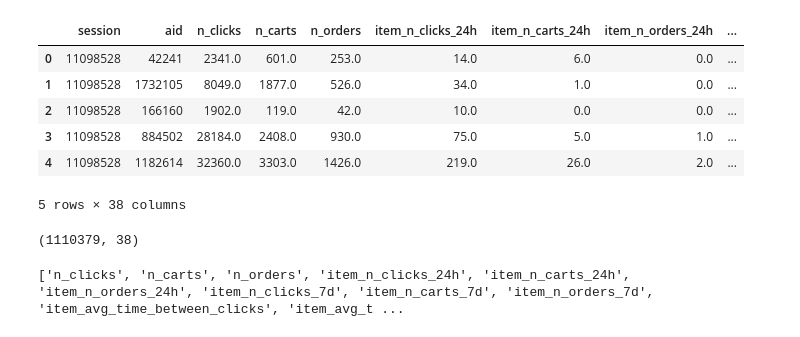
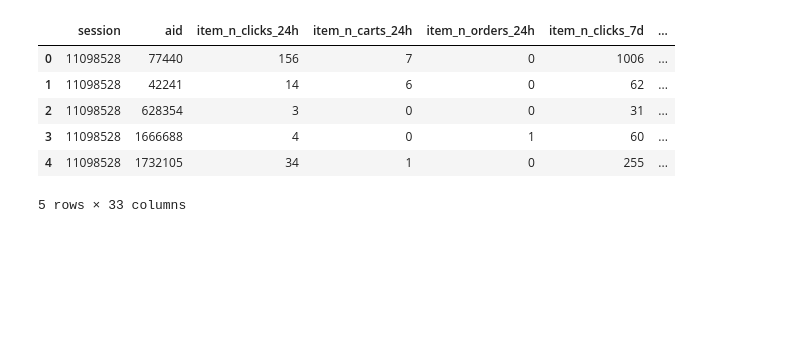
Before and after one commit to parthpankajtiwary/otto-recsys, a Jupyter notebook: notebooks/Otto-Recsys-Ranking-modelling.ipynb, the cells around one changed output. Drawn from its saved outputs; the diff is of its cells as text; code cells hidden in the pictures; blank space fills up the shorter version.

Commit message:
add full train/inference/validation pipeline

```diff
--- a/notebooks/Otto-Recsys-Ranking-modelling.ipynb
+++ b/notebooks/Otto-Recsys-Ranking-modelling.ipynb
@@ -16,26 +16,26 @@ class config:
     validation_path = "../data/local_validation/"
     model_path = "../models/"
 # %%
-candidate_df = pd.read_parquet(config.validation_path + "candidate_df_with_user_item_features_and_target.parquet")
+candidate_df = pd.read_parquet(
+    "../artifacts/candidate_df_clicks_with_features_with_targets.parquet"
+)
 display(candidate_df.head())
 # %% [output]
-|  | session | aid | n_clicks | n_carts | n_orders | item_n_clicks_24h | item_n_carts_24h | item_n_orders_24h | ... |
-| 0 | 11098528 | 42241 | 2341.0 | 601.0 | 253.0 | 14.0 | 6.0 | 0.0 | ... |
-| 1 | 11098528 | 1732105 | 8049.0 | 1877.0 | 526.0 | 34.0 | 1.0 | 0.0 | ... |
-| 2 | 11098528 | 166160 | 1902.0 | 119.0 | 42.0 | 10.0 | 0.0 | 0.0 | ... |
-| 3 | 11098528 | 884502 | 28184.0 | 2408.0 | 930.0 | 75.0 | 5.0 | 1.0 | ... |
-| 4 | 11098528 | 1182614 | 32360.0 | 3303.0 | 1426.0 | 219.0 | 26.0 | 2.0 | ... |
+|  | session | aid | item_n_clicks_24h | item_n_carts_24h | item_n_orders_24h | item_n_clicks_7d | ... |
+| 0 | 11098528 | 77440 | 156 | 7 | 0 | 1006 | ... |
+| 1 | 11098528 | 42241 | 14 | 6 | 0 | 62 | ... |
+| 2 | 11098528 | 628354 | 3 | 0 | 0 | 31 | ... |
+| 3 | 11098528 | 1666688 | 4 | 0 | 1 | 60 | ... |
+| 4 | 11098528 | 1732105 | 34 | 1 | 0 | 255 | ... |
-5 rows × 38 columns
+5 rows × 33 columns
 # %%
-positives = candidate_df.loc[candidate_df['click']==1]
-negatives = candidate_df.loc[candidate_df['click']==0].sample(frac=0.5, random_state=42)
-candidate_df = pd.concat([positives,negatives],axis=0,ignore_index=True)
+positives = candidate_df.loc[candidate_df["clicks"] == 1]
+negatives = candidate_df.loc[candidate_df["clicks"] == 0].sample(
+    7 * len(positives), random_state=42
+)
+candidate_df = pd.concat([positives, negatives], axis=0, ignore_index=True)
-# %% [output]
-(1110379, 38)
 # %%
 del positives, negatives
 # %%
-FEATURES = candidate_df.columns.drop(["session", "aid", "click"]).tolist()
+features = candidate_df.columns.drop(["session", "aid", "clicks"]).tolist()
-# %% [output]
-['n_clicks', 'n_carts', 'n_orders', 'item_n_clicks_24h', 'item_n_carts_24h', 'item_n_orders_24h', 'item_n_clicks_7d', 'item_n_carts_7d', 'item_n_orders_7d', 'item_avg_time_between_clicks', 'item_avg_t ...
 # %%
```
Also changed, not shown: parts of 15 cells of this notebook.
